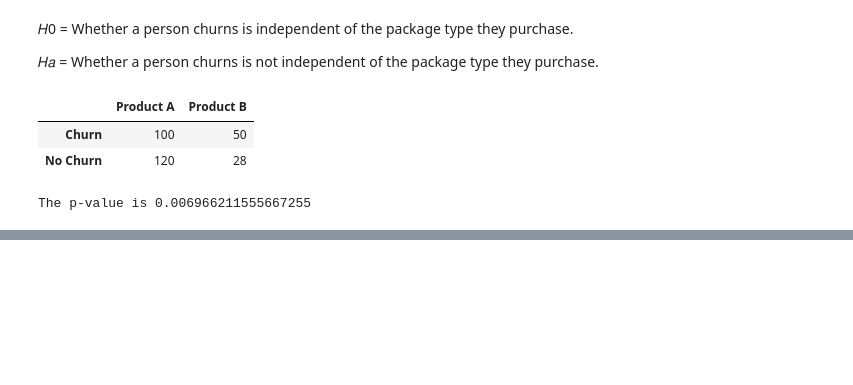
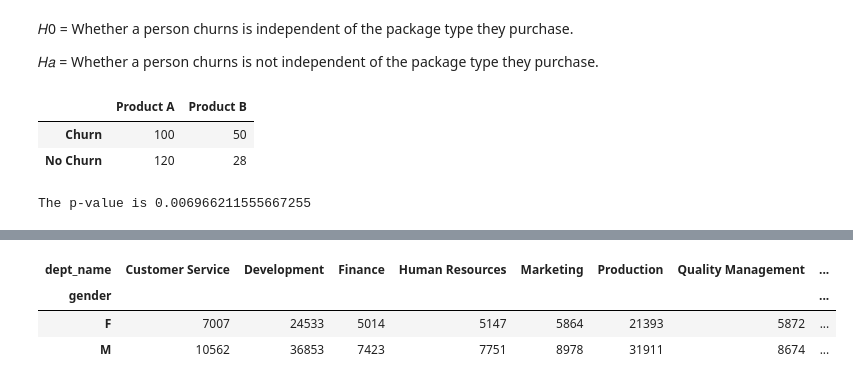
Before and after one commit to george887/statistics-exercises, a Jupyter notebook: hypothesis_testing.ipynb, the cells around one changed output, grey strips where cells are left out. Saved outputs shown, nothing was run; the diff lists cells and outputs as text; code cells hidden in the pictures; blank space fills up the shorter version.

```diff
--- a/hypothesis_testing.ipynb
+++ b/hypothesis_testing.ipynb
@@ -856,0 +974,8 @@ The p-value is 0.006966211555667255
+# %%
+observed = pd.crosstab(employee.gender, employee.dept_name)
+observed
+# %% [output]
+| dept_name | Customer Service | Development | Finance | Human Resources | Marketing | Production | Quality Management | ... |
+| gender |  |  |  |  |  |  |  | ... |
+| F | 7007 | 24533 | 5014 | 5147 | 5864 | 21393 | 5872 | ... |
+| M | 10562 | 36853 | 7423 | 7751 | 8978 | 31911 | 8674 | ... |
```
Also changed, not shown: parts of 59 cells of this notebook.
